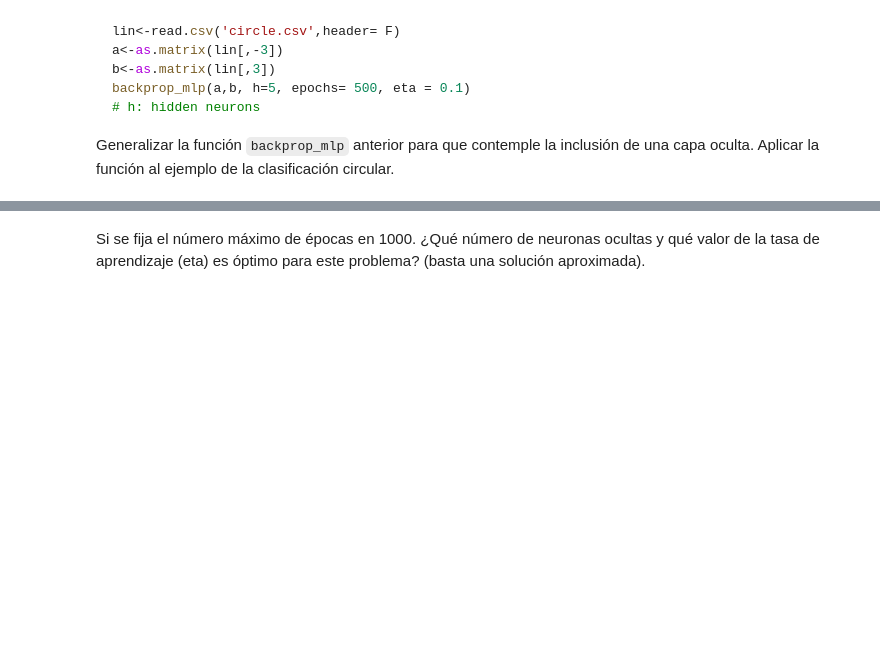
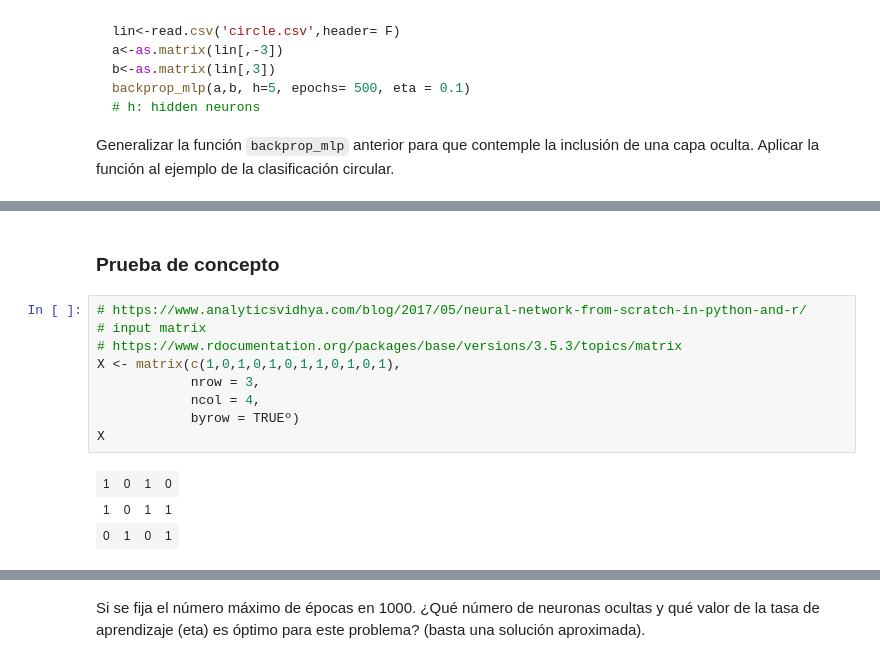
Before and after one commit to yerartdev/m1969-machine-learning-i, a Jupyter notebook: deliverable/tarea-01/m1969-tarea-01.ipynb, the cells around one changed output, grey strips where cells are left out. Cells and saved outputs as stored; diff of their text form; blank space fills up the shorter version.

Commit message:
Tarea 1: implementación mlp; función backprop, prueba de concepto

```diff
--- a/deliverable/tarea-01/m1969-tarea-01.ipynb
+++ b/deliverable/tarea-01/m1969-tarea-01.ipynb
@@ -65,0 +105,15 @@ return(...)
+# %% [markdown]
+### Prueba de concepto
+# %%
+# https://www.analyticsvidhya.com/blog/2017/05/neural-network-from-scratch-in-python-and-r/
+# input matrix
+# https://www.rdocumentation.org/packages/base/versions/3.5.3/topics/matrix
+X <- matrix(c(1,0,1,0,1,0,1,1,0,1,0,1),
+            nrow = 3,
+            ncol = 4,
+            byrow = TRUEº)
+X
+# %% [output]
+| 1 | 0 | 1 | 0 |
+| 1 | 0 | 1 | 1 |
+| 0 | 1 | 0 | 1 |
```
Also changed, not shown: parts of 25 cells of this notebook.
